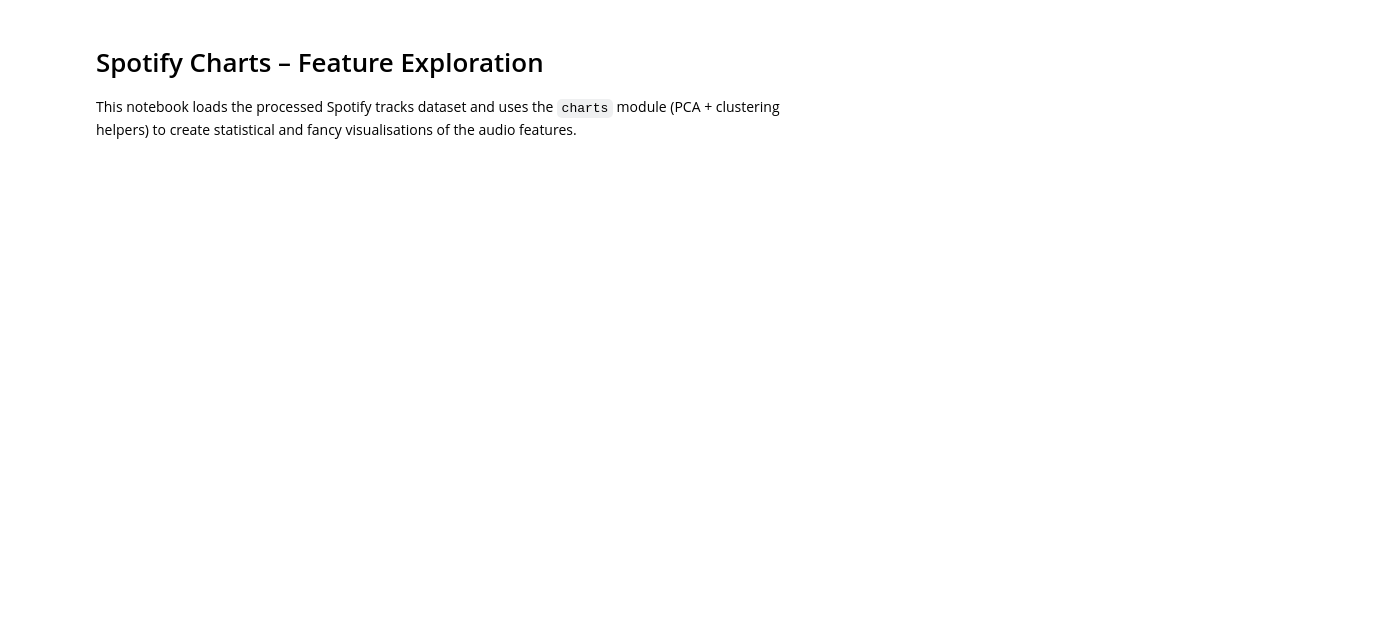
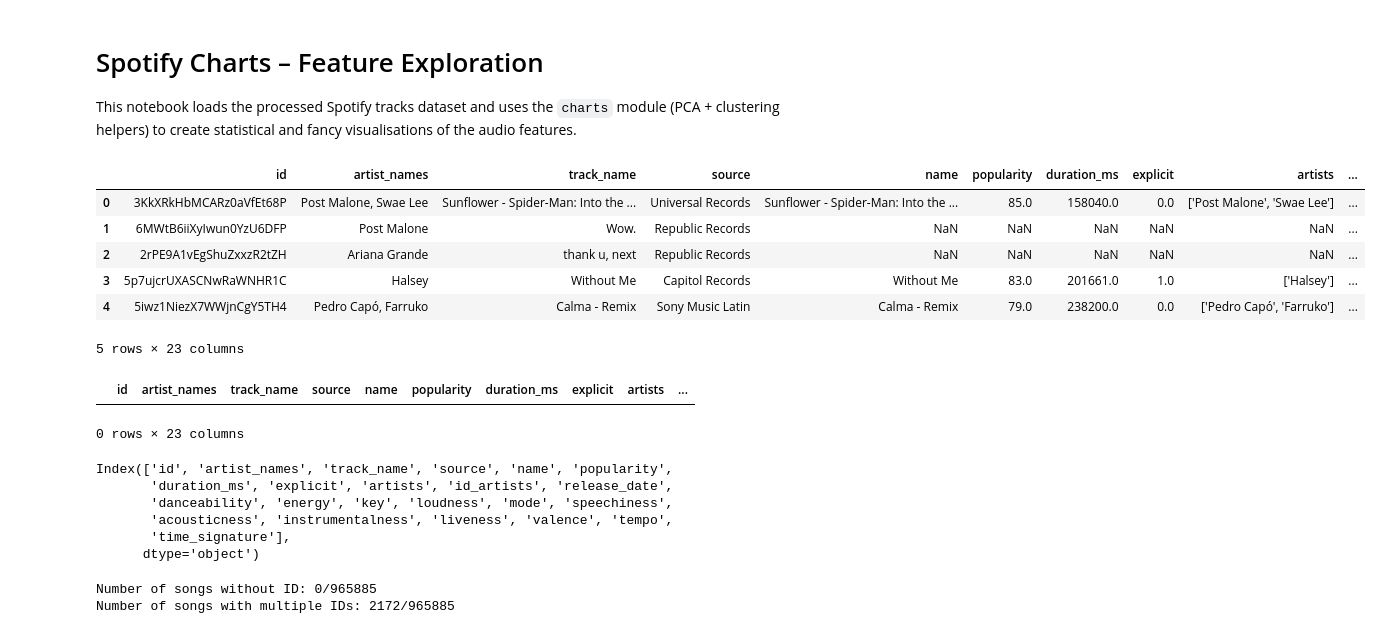
Before and after one commit to Ayabekhtiar/spotify_charts_project, a Jupyter notebook: data_visualisation.ipynb, the cells around one changed output. Cells and saved outputs as stored; diff of their text form; code cells hidden in the pictures; blank space fills up the shorter version.

```diff
--- a/data_visualisation.ipynb
+++ b/data_visualisation.ipynb
@@ -6,17 +6,58 @@ This notebook loads the processed Spotify tracks dataset and uses the `charts` m
 # %%
 import pandas as pd
 import seaborn as sns
 import matplotlib.pyplot as plt
 
 from charts import plot_pca_scatter, plot_clustered_pca
 
+
 sns.set_theme(style="whitegrid")
 
 # Path to the processed features file
-DATA_PATH = "data/processed/songs_with_features.csv"
+DATA_PATH = "data/processed/"
 
 # Load the data
-songs = pd.read_csv(DATA_PATH)
+songs = pd.read_csv(DATA_PATH + "songs_with_features.csv")
 
 # Quick overview
 songs.head()
+# %% [output]
+|  | id | artist_names | track_name | source | name | popularity | duration_ms | explicit | artists | ... |
+| 0 | 3KkXRkHbMCARz0aVfEt68P | Post Malone, Swae Lee | Sunflower - Spider-Man: Into the ... | Universal Records | Sunflower - Spider-Man: Into the ... | 85.0 | 158040.0 | 0.0 | ['Post Malone', 'Swae Lee'] | ... |
+| 1 | 6MWtB6iiXyIwun0YzU6DFP | Post Malone | Wow. | Republic Records | NaN | NaN | NaN | NaN | NaN | ... |
+| 2 | 2rPE9A1vEgShuZxxzR2tZH | Ariana Grande | thank u, next | Republic Records | NaN | NaN | NaN | NaN | NaN | ... |
+| 3 | 5p7ujcrUXASCNwRaWNHR1C | Halsey | Without Me | Capitol Records | Without Me | 83.0 | 201661.0 | 1.0 | ['Halsey'] | ... |
+| 4 | 5iwz1NiezX7WWjnCgY5TH4 | Pedro Capó, Farruko | Calma - Remix | Sony Music Latin | Calma - Remix | 79.0 | 238200.0 | 0.0 | ['Pedro Capó', 'Farruko'] | ... |
+5 rows × 23 columns
+# %%
+# list nan values in id column
+songs[songs["id"].isna()]
+# %% [output]
+|  | id | artist_names | track_name | source | name | popularity | duration_ms | explicit | artists | ... |
+0 rows × 23 columns
+# %%
+songs.columns
+# %% [output]
+Index(['id', 'artist_names', 'track_name', 'source', 'name', 'popularity',
+       'duration_ms', 'explicit', 'artists', 'id_artists', 'release_date',
+       'danceability', 'energy', 'key', 'loudness', 'mode', 'speechiness',
+       'acousticness', 'instrumentalness', 'liveness', 'valence', 'tempo',
+       'time_signature'],
+      dtype='object')
+# %%
+def get_id_list(songs = songs):
+    # group by artist_names and track_name and list track ids
+    id_list = songs.groupby(["artist_names", "track_name"])["id"].apply(set).reset_index()
+
+    id_list["length"] = id_list["id"].apply(len)
+
+    return id_list[id_list["length"] == 0].size, id_list[id_list["length"] > 1].size
+
+without_id, with_multiple_ids = get_id_list()
+
+# filter with lists of lenght > 1
+print("Number of songs without ID: {}/{}".format(without_id, songs.size))
+print("Number of songs with multiple IDs: {}/{}".format(with_multiple_ids, songs.size))
+# %% [output]
+Number of songs without ID: 0/965885
+Number of songs with multiple IDs: 2172/965885
```
Also changed, not shown: parts of 4 cells of this notebook, 17 other files.
